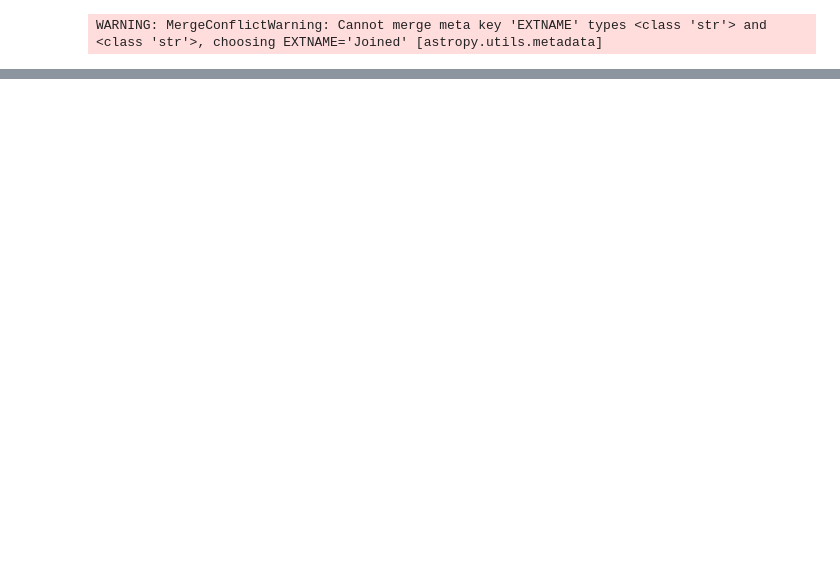
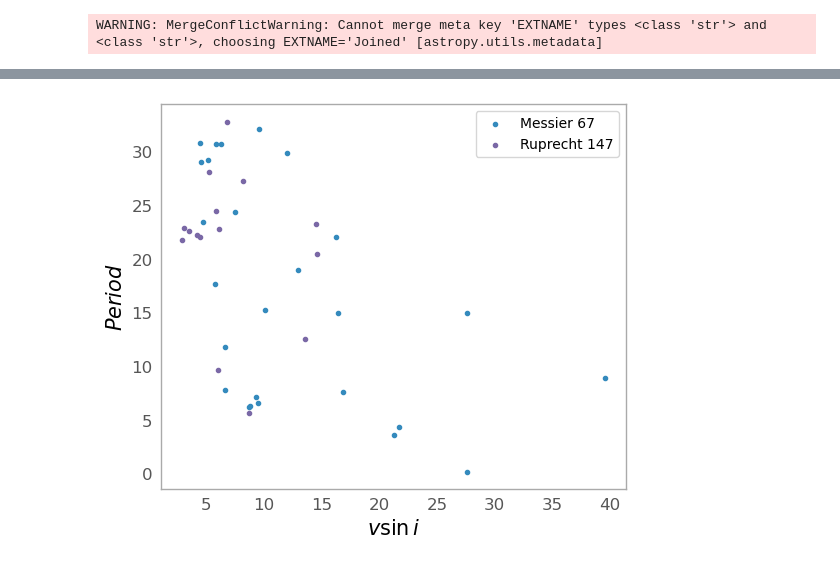
Before and after one commit to Rhianna2/Rhianna_ASTR3005, a Jupyter notebook: project_work.ipynb, the cells around one changed output, grey strips where cells are left out. Saved outputs shown, nothing was run; the diff lists cells and outputs as text; code cells hidden in the pictures; blank space fills up the shorter version.

```diff
--- a/project_work.ipynb
+++ b/project_work.ipynb
@@ -26,0 +27,3 @@ GALAH_R147['Radius'] = np.sqrt(GALAH_R147['mass'] / 10**(GALAH_R147['logg'] -4.4
+# %%
+Gaudin_GALAH_M67['Radius'] = np.sqrt(Gaudin_GALAH_M67['mass'] / 10**(Gaudin_GALAH_M67['logg'] -4.438))
+Gaudin_GALAH_R147['Radius'] = np.sqrt(Gaudin_GALAH_R147['mass'] / 10**(Gaudin_GALAH_R147['logg'] -4.438))
@@ -42,0 +49,18 @@ plt.show()
+# %%
+Gaudin_GALAH_M67['Velocity'] = (2 * np.pi * Gaudin_GALAH_M67['Radius']) / Gaudin_GALAH_M67['Per']
+Gaudin_GALAH_R147['Velocity'] = (2 * np.pi * Gaudin_GALAH_R147['Radius']) / Gaudin_GALAH_R147['Per']
+# %%
+plt.figure(figsize = [6,5])
+plt.scatter(Gaudin_GALAH_M67['vsini'], Gaudin_GALAH_M67['Per'], label='Messier 67', marker='.')
+plt.scatter(Gaudin_GALAH_R147['vsini'], Gaudin_GALAH_R147['Per'], label='Ruprecht 147', marker='.')
+
+plt.xlabel(r'$v\sin{i}$', fontsize=15)
+plt.ylabel(r'$Period$', fontsize=15)
+
+plt.tight_layout
+plt.legend(fontsize =10)
+plt.grid(False)
+plt.savefig('Period_vs_vsini.png', dpi=200, bbox_inches="tight")
+plt.show()
+# %% [output]
+[figure, added]
```
Also changed, not shown: parts of 7 cells of this notebook.
